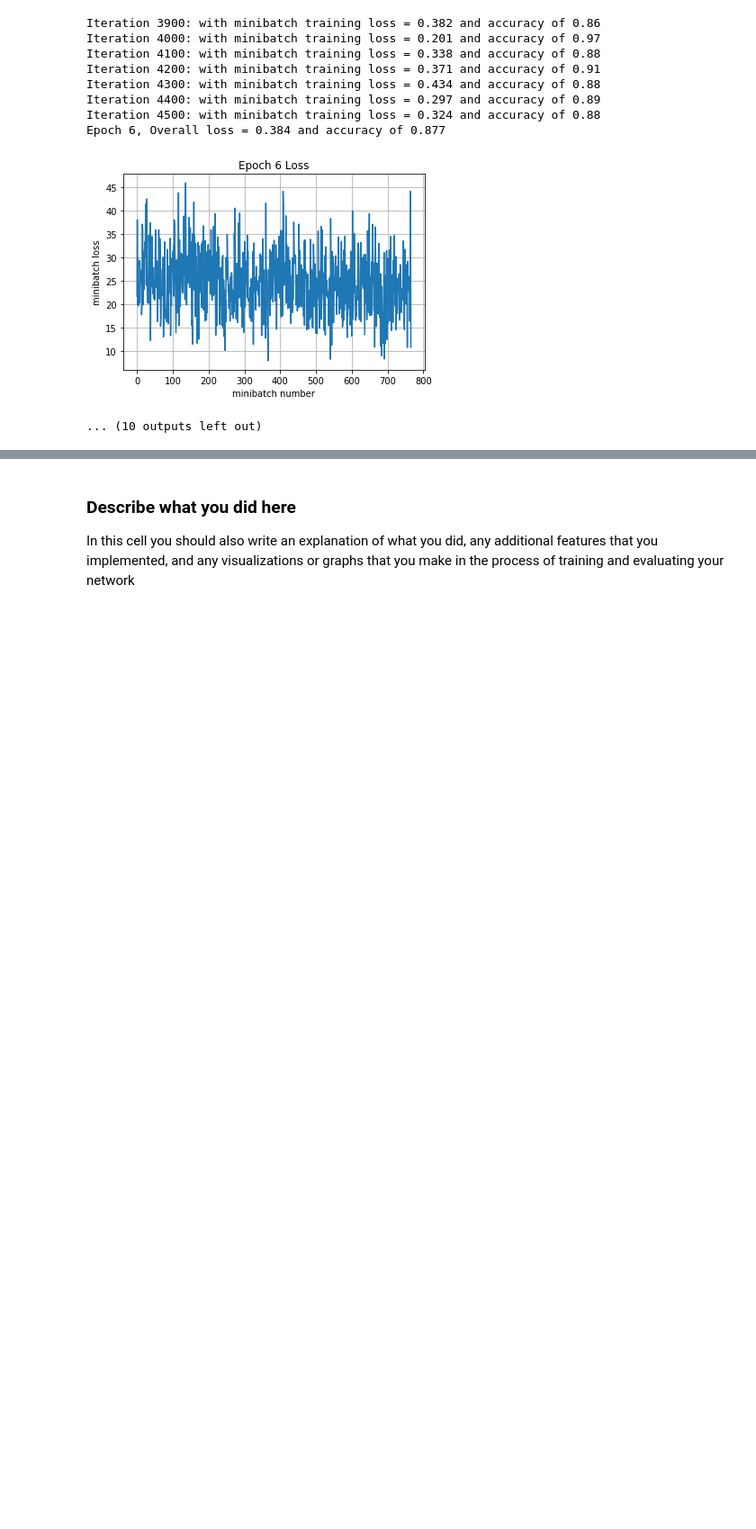
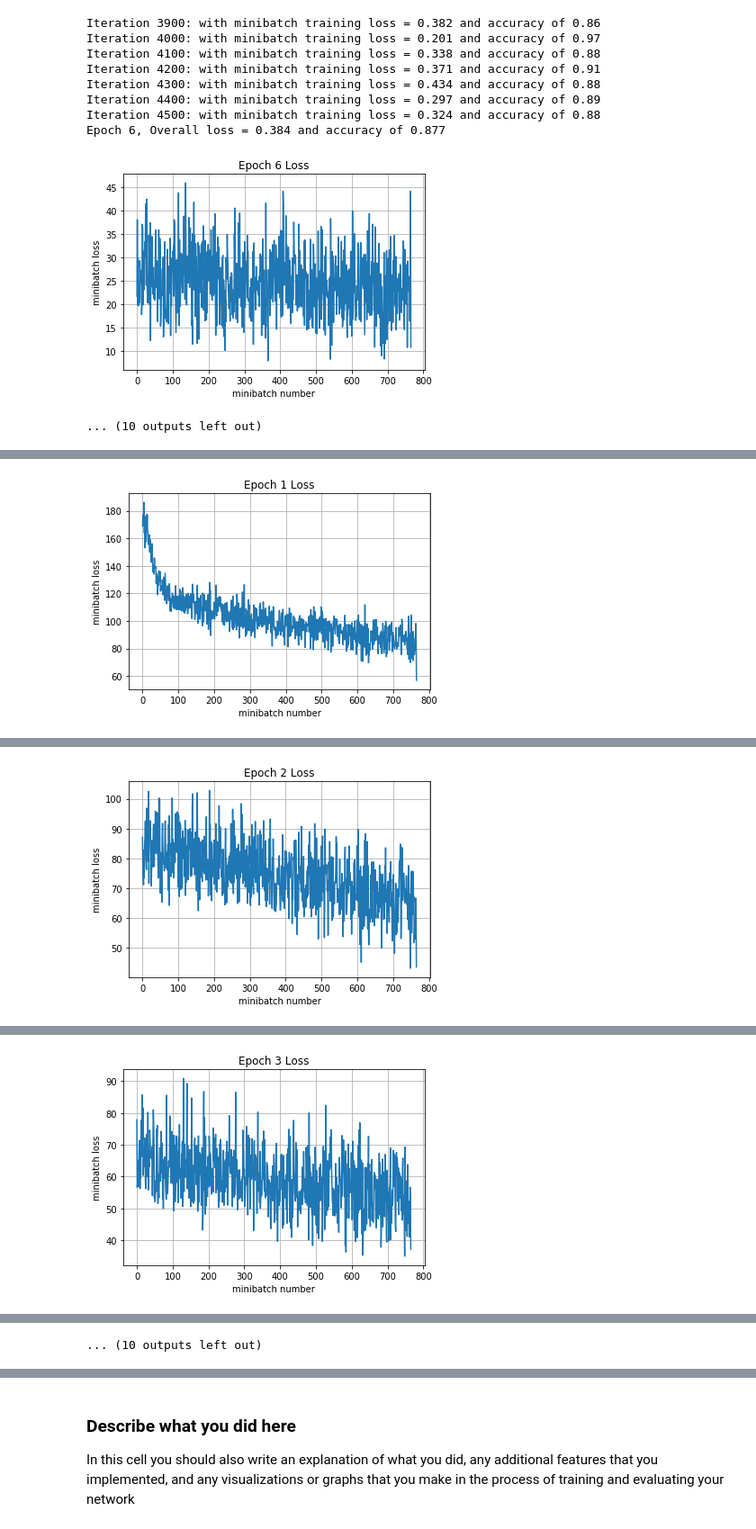
Before and after one commit to r03922123/cs231, a Jupyter notebook: assignment2/TensorFlow.ipynb, the cells around one changed output, grey strips where cells are left out. Shown at 90% size. Cells and saved outputs as stored; diff of their text form; code cells hidden in the pictures; blank space fills up the shorter version.

Commit message:
complete Tensorflow.ipynb

```diff
--- a/assignment2/TensorFlow.ipynb
+++ b/assignment2/TensorFlow.ipynb
@@ -1088,3 +1131,33 @@ Iteration 4500: with minibatch training loss = 0.324 and accuracy of 0.88
 Epoch 6, Overall loss = 0.384 and accuracy of 0.877
 [figure]
 ... (10 outputs left out)
+# %%
+# Densenet model
+tf.reset_default_graph()
+
+X = tf.placeholder(tf.float32, [None, 32, 32, 3])
+y = tf.placeholder(tf.int64, [None])
+is_training = tf.placeholder(tf.bool)
+
+y_out = Densenet(X,y,is_training)
+mean_loss = tf.reduce_mean(tf.losses.softmax_cross_entropy(tf.one_hot(y, 10), logits=y_out))
+optimizer = tf.train.AdamOptimizer()
+
+
+# batch normalization in tensorflow requires this extra dependency
+extra_update_ops = tf.get_collection(tf.GraphKeys.UPDATE_OPS)
+with tf.control_dependencies(extra_update_ops):
+    train_step = optimizer.minimize(mean_loss)
+
+# Feel free to play with this cell
+# This default code creates a session
+# and trains your model for 10 epochs
+# then prints the validation set accuracy
+sess = tf.Session()
+
+sess.run(tf.global_variables_initializer())
+print('Training')
+run_model(sess,y_out,mean_loss,X_train,y_train,10,64,100,train_step,True)
+print('Validation')
+run_model(sess,y_out,mean_loss,X_val,y_val,1,64)
+# %% [output]
@@ -1090,0 +1174 @@ Epoch 6, Overall loss = 0.384 and accuracy of 0.877
+[figure, added]
@@ -1090,0 +1184 @@ Epoch 6, Overall loss = 0.384 and accuracy of 0.877
+[figure, added]
@@ -1090,0 +1193 @@ Epoch 6, Overall loss = 0.384 and accuracy of 0.877
+[figure, added]
@@ -1091,3 +1223,4 @@ Epoch 6, Overall loss = 0.384 and accuracy of 0.877
+... (10 outputs left out)
 # %%
 # Test your model here, and make sure
 # the output of this cell is the accuracy
```
Also changed, not shown: parts of 6 cells of this notebook.
